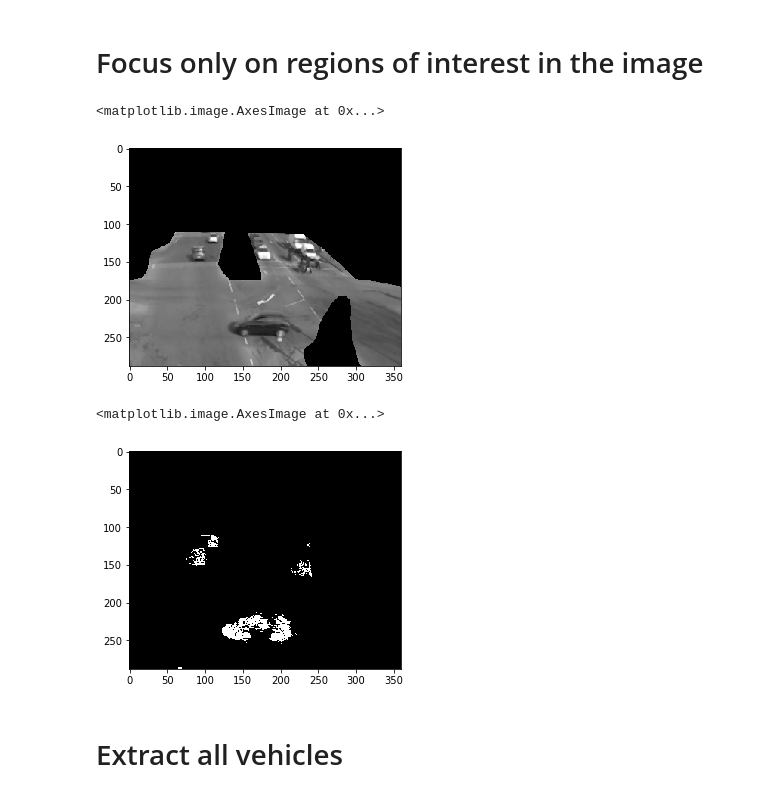
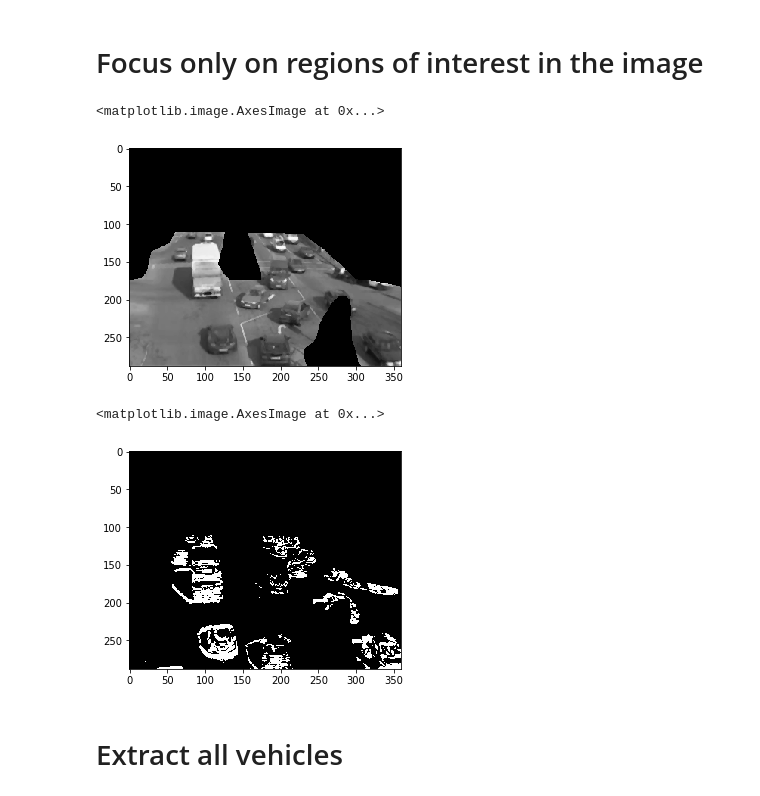
Before and after one commit to Ali-Amin/realtime-smart-traffic-control-system, a Jupyter notebook: main.ipynb, the cells around one changed output. Drawn from its saved outputs; the diff is of its cells as text; code cells hidden in the pictures.

```diff
--- a/main.ipynb
+++ b/main.ipynb
@@ -10,7 +10,7 @@ from skimage.filters.rank import median
 # Convert colored images to grayscale
 <b>grayscale value = 0.33R + 0.33G + 0.33B</b>
 # %%
-def convertToGrayScale(img):
+def convert_to_grayscale(img):
     new_img = np.zeros((img.shape[0],img.shape[1]), dtype=np.uint8)
     for i in range(img.shape[0]):
         for j in range(img.shape[1]):
@@ -30,7 +30,7 @@ def threshold(img, th):
 # %% [markdown]
 # Focus only on regions of interest in the image
 # %%
-def imgAnd(img,operand):
+def img_and(img,operand):
     new_img = np.zeros(img.shape, dtype=np.uint8)
     for i in range(img.shape[0]):
         for j in range(img.shape[1]):
@@ -38,47 +38,53 @@ def imgAnd(img,operand):
                 new_img[i][j] = img[i][j]
     return new_img
 
-def removeDisturbance(img):
-    logicalOperand = io.imread('logical_operand.png')
-    logicalOperand = convertToGrayScale(logicalOperand)
-    return imgAnd(img,logicalOperand)
+def remove_disturbance(img):
+    logical_operand = io.imread('logical_operand.png')
+    logical_operand = convert_to_grayscale(logical_operand)
+    return img_and(img,logical_operand)
 # %%
-frame1 = io.imread('first_frame.png')
-frame2 = io.imread('second_frame.png')
+frame1 = io.imread('frame3.png')
+frame2 = io.imread('frame4.png')
 
 
-frame1_gray = convertToGrayScale(frame1);
-frame2_gray = convertToGrayScale(frame2);
+frame1_gray = convert_to_grayscale(frame1);
+frame2_gray = convert_to_grayscale(frame2);
 
 
 frame1_smooth = median(frame1_gray, np.ones((3,3))/9)
 frame2_smooth = median(frame2_gray, np.ones((3,3))/9)
 
 
-frame1_focussed = removeDisturbance(frame1_smooth)
-frame2_focussed = removeDisturbance(frame2_smooth)
+frame1_focussed = remove_disturbance(frame1_smooth)
+frame2_focussed = remove_disturbance(frame2_smooth)
 
 
 plt.imshow(frame1_focussed, 'gray')
 # %% [output]
 <matplotlib.image.AxesImage at 0x...>
-[figure, old version]
+[figure, new version]
 # %%
-def frameDifference(f1,f2):
+def frame_difference(f1,f2):
     result = np.zeros(f1.shape, dtype=np.uint8)
     for i in range(f1.shape[0]):
         for j in range(f2.shape[1]):
             new_val = abs(int(f2[i][j]) - int(f1[i][j])) #change uint8 to int and allow -ve values
-            if new_val > 6: #threshold to remove noise
-                result[i][j] = 255;
+            if new_val > 0: #threshold to remove noise
+                result[i][j] = new_val;
     return result
 
 
-moving_objects = frameDifference(frame1_focussed, frame2_focussed)
+frame1_focussed = remove_disturbance(frame1_focussed)
+frame2_focussed = remove_disturbance(frame2_focussed)
+
+
+moving_objects = frame_difference(frame1_focussed, frame2_focussed)
+moving_objects = threshold(moving_objects, 10)
+
 plt.imshow(moving_objects, 'gray')
 # %% [output]
 <matplotlib.image.AxesImage at 0x...>
-[figure, old version]
+[figure, new version]
 # %% [markdown]
 # Extract all vehicles
 # %%
```
Also changed, not shown: parts of 9 cells of this notebook.
